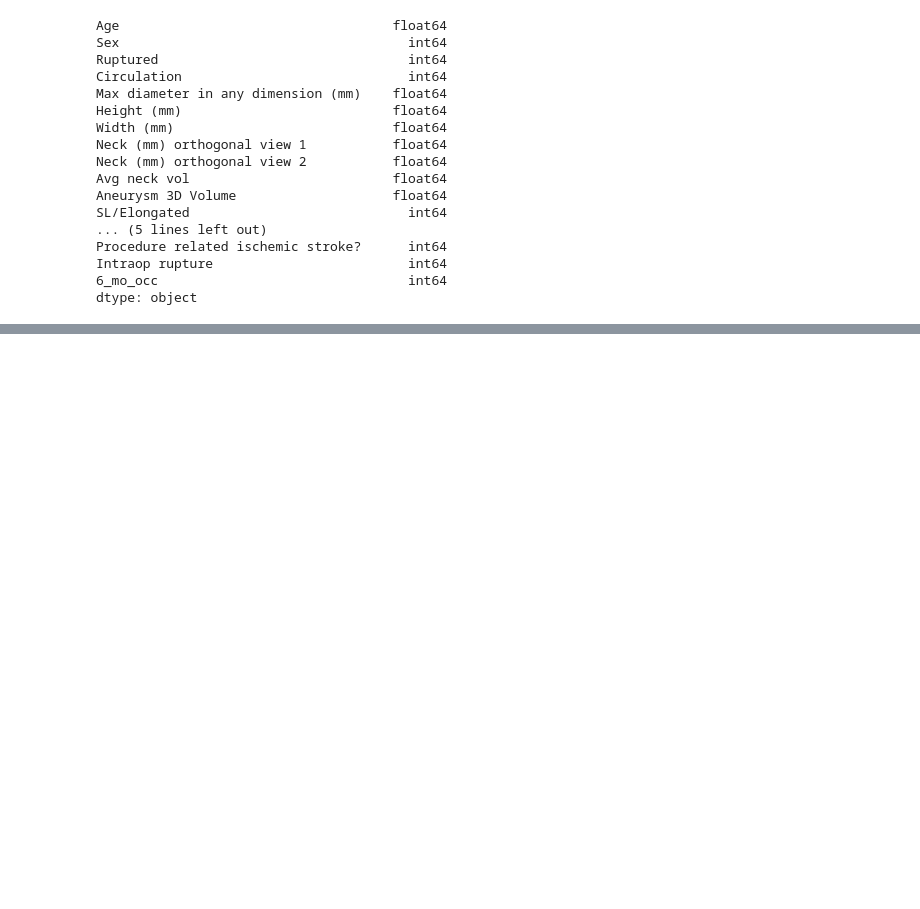
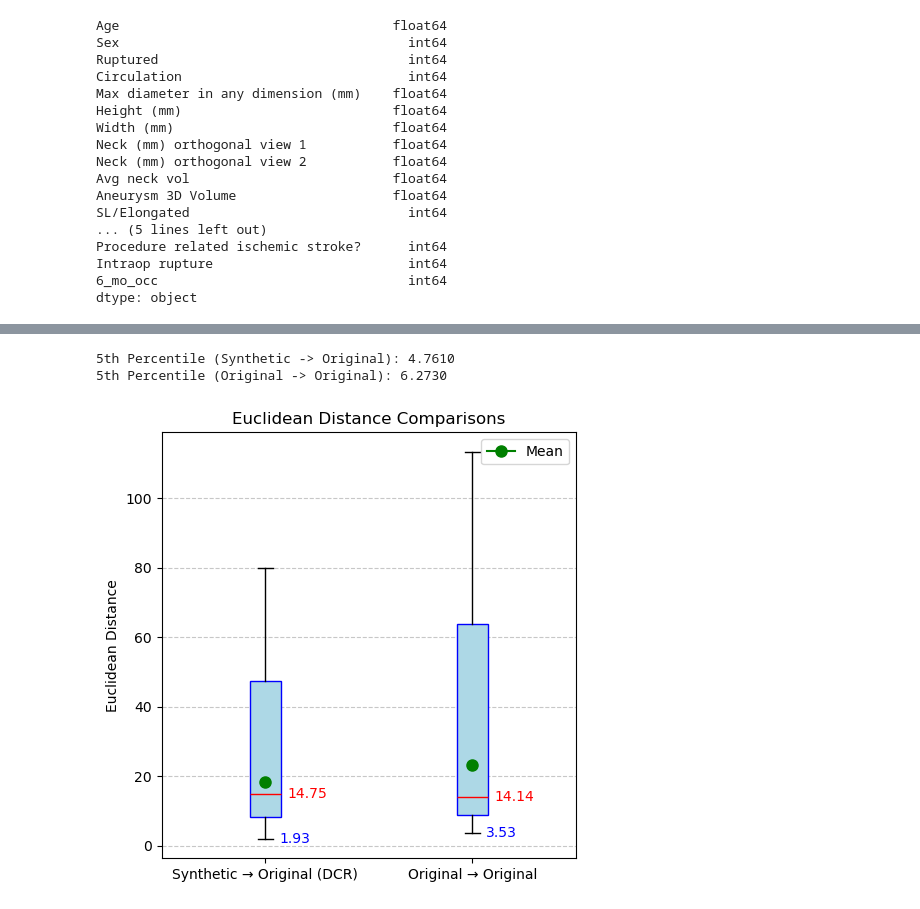
Before and after one commit to shrinitbabel/WEB-GAN-occlusion-prediction, a Jupyter notebook: model_agnostic_analysis.ipynb, the cells around one changed output, grey strips where cells are left out. Cells and saved outputs as stored; diff of their text form; code cells hidden in the pictures; blank space fills up the shorter version.

```diff
--- a/model_agnostic_analysis.ipynb
+++ b/model_agnostic_analysis.ipynb
@@ -747,0 +683,67 @@ plt.show()
+# %%
+print(f"5th Percentile (Synthetic -> Original): {np.percentile(min_distances, 5):.4f}")
+print(f"5th Percentile (Original -> Original): {np.percentile(min_original_distances, 5):.4f}")
+# %% [output]
+5th Percentile (Synthetic -> Original): 4.7610
+5th Percentile (Original -> Original): 6.2730
+# %%
+import matplotlib.pyplot as plt
+
+# Plot
+distances = {
+    "Synthetic → Original (DCR)": {
+        "Mean": 18.2262,
+        "Median": 14.7507,
+        "Min": 1.9282,
+        "Max": 79.9110
+    },
+    "Original → Original": {
+        "Mean": 23.2178,
+        "Median": 14.1407,
+        "Min": 3.5302,
+        "Max": 113.4804
+    }
+}
+
+box_data = [
+    [distances["Synthetic → Original (DCR)"]["Min"],
+     distances["Synthetic → Original (DCR)"]["Median"],
+     distances["Synthetic → Original (DCR)"]["Max"]],
+
+    [distances["Original → Original"]["Min"],
+     distances["Original → Original"]["Median"],
+     distances["Original → Original"]["Max"]]
+]
+
+means = [
+    distances["Synthetic → Original (DCR)"]["Mean"],
+    distances["Original → Original"]["Mean"]
+]
+
+
+fig, ax = plt.subplots(figsize=(5, 5))
+bp = ax.boxplot(box_data, vert=True, patch_artist=True, labels=["Synthetic → Original (DCR)", "Original → Original"],
+                boxprops=dict(facecolor='lightblue', color='blue'),
+                medianprops=dict(color='red'))
+
+for i, mean in enumerate(means):
+    ax.plot(i + 1, mean, marker="o", markersize=8, color="green", label="Mean" if i == 0 else "")
+
+for i, label in enumerate(["Synthetic → Original (DCR)", "Original → Original"]):
+    median = distances[label]["Median"]
+    min_val = distances[label]["Min"]
+    ax.annotate(f"{median:.2f}", xy=(i + 1, median), xytext=(16, 0),  # Adjusted xytext for median
+                textcoords="offset points", fontsize=10, color="red", ha="left", va="center")
+    ax.annotate(f"{min_val:.2f}", xy=(i + 1, min_val), xytext=(10, 0),
+                textcoords="offset points", fontsize=10, color="blue", ha="left", va="center")
+
+ax.legend(loc="upper right")
+
+ax.set_title("Euclidean Distance Comparisons")
+ax.set_ylabel("Euclidean Distance")
+plt.grid(axis="y", linestyle="--", alpha=0.7)
+
+plt.tight_layout()
+plt.show()
+# %% [output]
+[figure, added]
```
Also changed, not shown: parts of 35 cells of this notebook.
